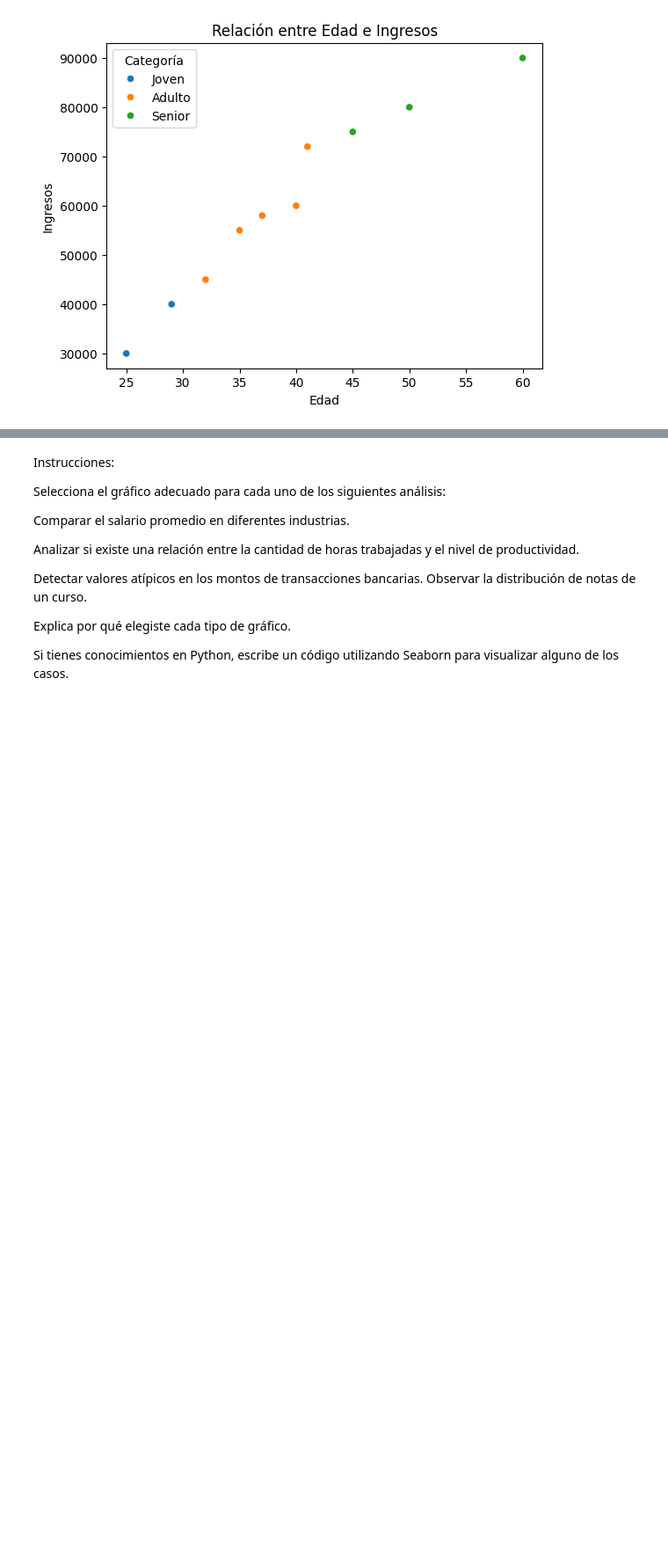
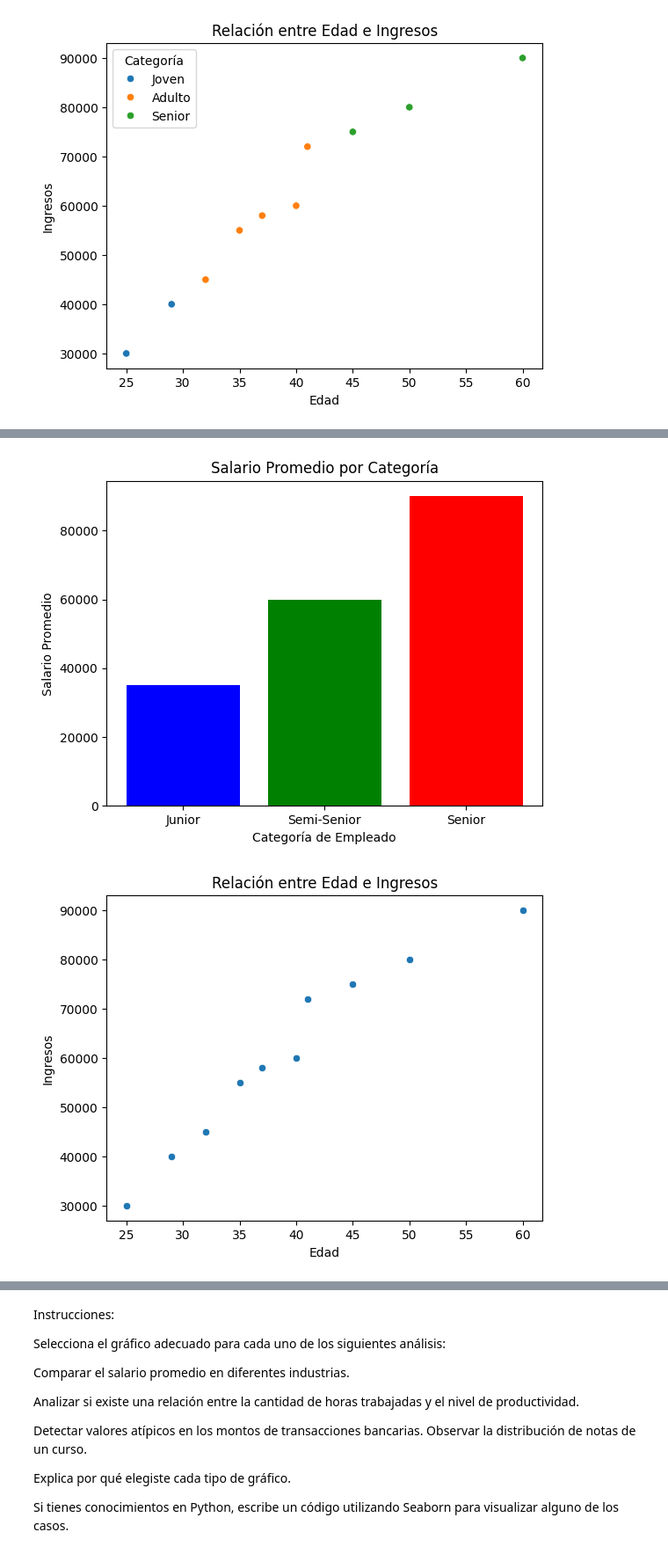
Before and after one commit to AldereteTomas1/Tecnicatura, a Jupyter notebook: Mineria_de_Datos/Clase 4/Clase_4_Teoria_de_Mineria_de_Datos_Alderete_Tomás.ipynb, the cells around one changed output, grey strips where cells are left out. Shown at 88% size. Drawn from its saved outputs; the diff is of its cells as text; code cells hidden in the pictures; blank space fills up the shorter version.

```diff
--- a/Mineria_de_Datos/Clase 4/Clase_4_Teoria_de_Mineria_de_Datos_Alderete_Tomás.ipynb
+++ b/Mineria_de_Datos/Clase 4/Clase_4_Teoria_de_Mineria_de_Datos_Alderete_Tomás.ipynb
@@ -32,0 +78,31 @@ plt.show()
+# %%
+import pandas as pd
+import seaborn as sns
+import matplotlib.pyplot as plt
+
+# Crear DataFrame
+df = pd.DataFrame({
+    "Categoría":        ["Junior", "Semi-Senior", "Senior"],
+    "Salario_Promedio": [35000, 60000, 90000]
+})
+
+# Gráfico de barras con Matplotlib
+plt.bar(df["Categoría"], df["Salario_Promedio"], color=["blue", "green", "red"])
+plt.xlabel("Categoría de Empleado")
+plt.ylabel("Salario Promedio")
+plt.title("Salario Promedio por Categoría")
+plt.show()
+
+# Crear DataFrame con edades e ingresos
+df2 = pd.DataFrame({
+    "Edad":     [25, 32, 40, 35, 50, 45, 29, 37, 41, 60],
+    "Ingresos": [30000, 45000, 60000, 55000, 80000, 75000, 40000, 58000, 72000, 90000]
+})
+
+# Scatterplot con Seaborn
+sns.scatterplot(x=df2["Edad"], y=df2["Ingresos"])
+plt.title("Relación entre Edad e Ingresos")
+plt.show()
+# %% [output]
+[figure, added]
+[figure, added]
```
Also changed, not shown: parts of 10 cells of this notebook, 1 other file.
